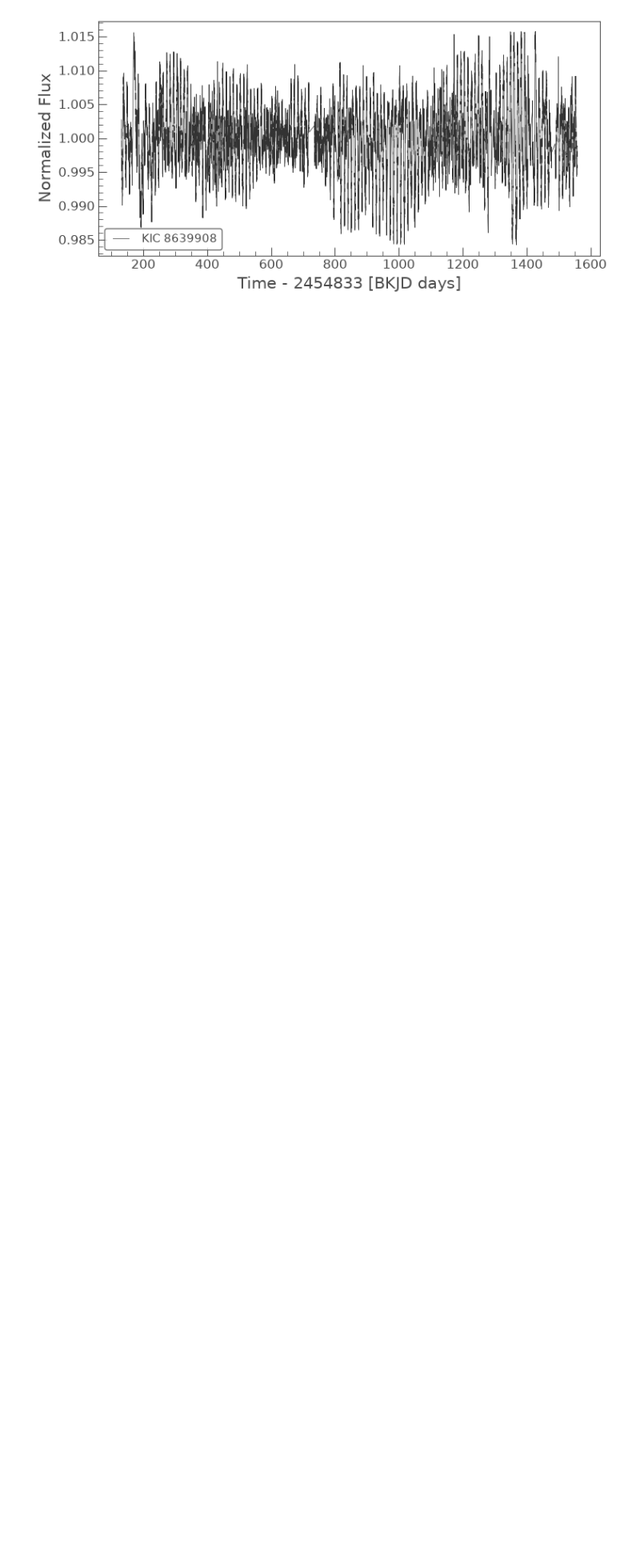
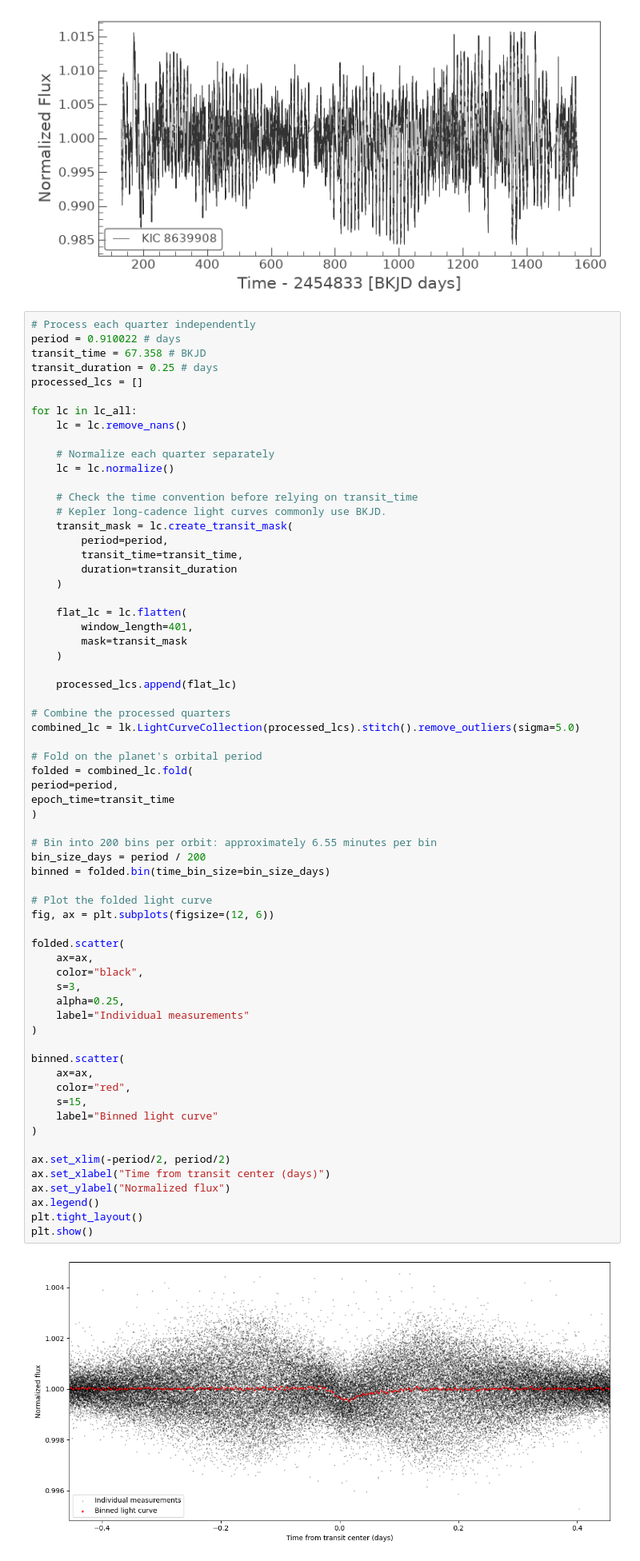
Before and after one commit to psi-dirac/psi-planet-disintegration, a Jupyter notebook: KOI2700b/KOI2700b_Presentation.ipynb, the cells around one changed output. Shown at 80% size. Saved outputs shown, nothing was run; the diff lists cells and outputs as text; blank space fills up the shorter version.

```diff
--- a/KOI2700b/KOI2700b_Presentation.ipynb
+++ b/KOI2700b/KOI2700b_Presentation.ipynb
@@ -47,3 +47,70 @@ combined_lc.plot()
 plt.show()
 # %% [output]
 [figure]
+# %%
+# Process each quarter independently
+period = 0.910022 # days
+transit_time = 67.358 # BKJD
+transit_duration = 0.25 # days
+processed_lcs = []
+
+for lc in lc_all:
+    lc = lc.remove_nans()
+
+    # Normalize each quarter separately
+    lc = lc.normalize()
+
+    # Check the time convention before relying on transit_time
+    # Kepler long-cadence light curves commonly use BKJD.
+    transit_mask = lc.create_transit_mask(
+        period=period,
+        transit_time=transit_time,
+        duration=transit_duration
+    )
+
+    flat_lc = lc.flatten(
+        window_length=401,
+        mask=transit_mask
+    )
+
+    processed_lcs.append(flat_lc)
+
+# Combine the processed quarters
+combined_lc = lk.LightCurveCollection(processed_lcs).stitch().remove_outliers(sigma=5.0)
+
+# Fold on the planet's orbital period
+folded = combined_lc.fold(
+period=period,
+epoch_time=transit_time
+)
+
+# Bin into 200 bins per orbit: approximately 6.55 minutes per bin
+bin_size_days = period / 200
+binned = folded.bin(time_bin_size=bin_size_days)
+
+# Plot the folded light curve
+fig, ax = plt.subplots(figsize=(12, 6))
+
+folded.scatter(
+    ax=ax,
+    color="black",
+    s=3,
+    alpha=0.25,
+    label="Individual measurements"
+)
+
+binned.scatter(
+    ax=ax,
+    color="red",
+    s=15,
+    label="Binned light curve"
+)
+
+ax.set_xlim(-period/2, period/2)
+ax.set_xlabel("Time from transit center (days)")
+ax.set_ylabel("Normalized flux")
+ax.legend()
+plt.tight_layout()
+plt.show()
+# %% [output]
+[figure, added]
```
